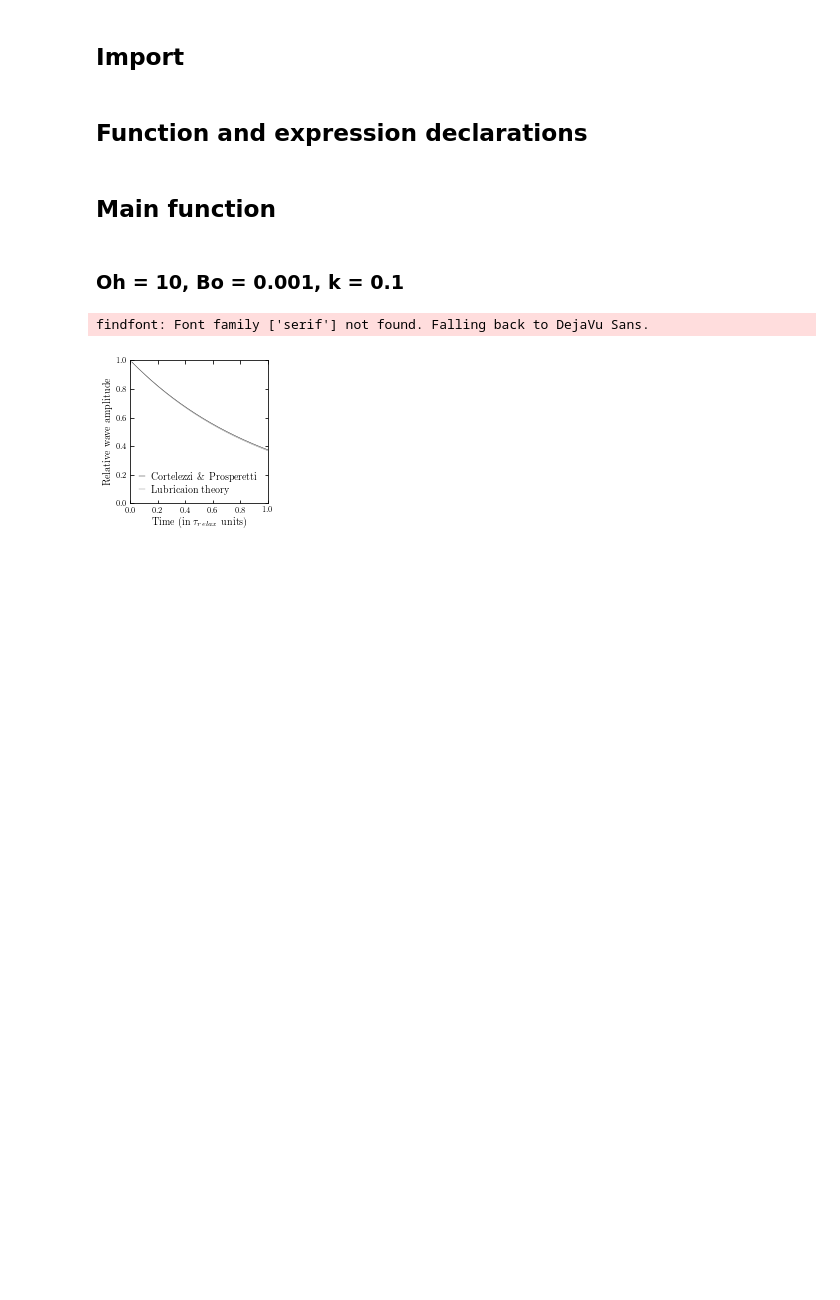
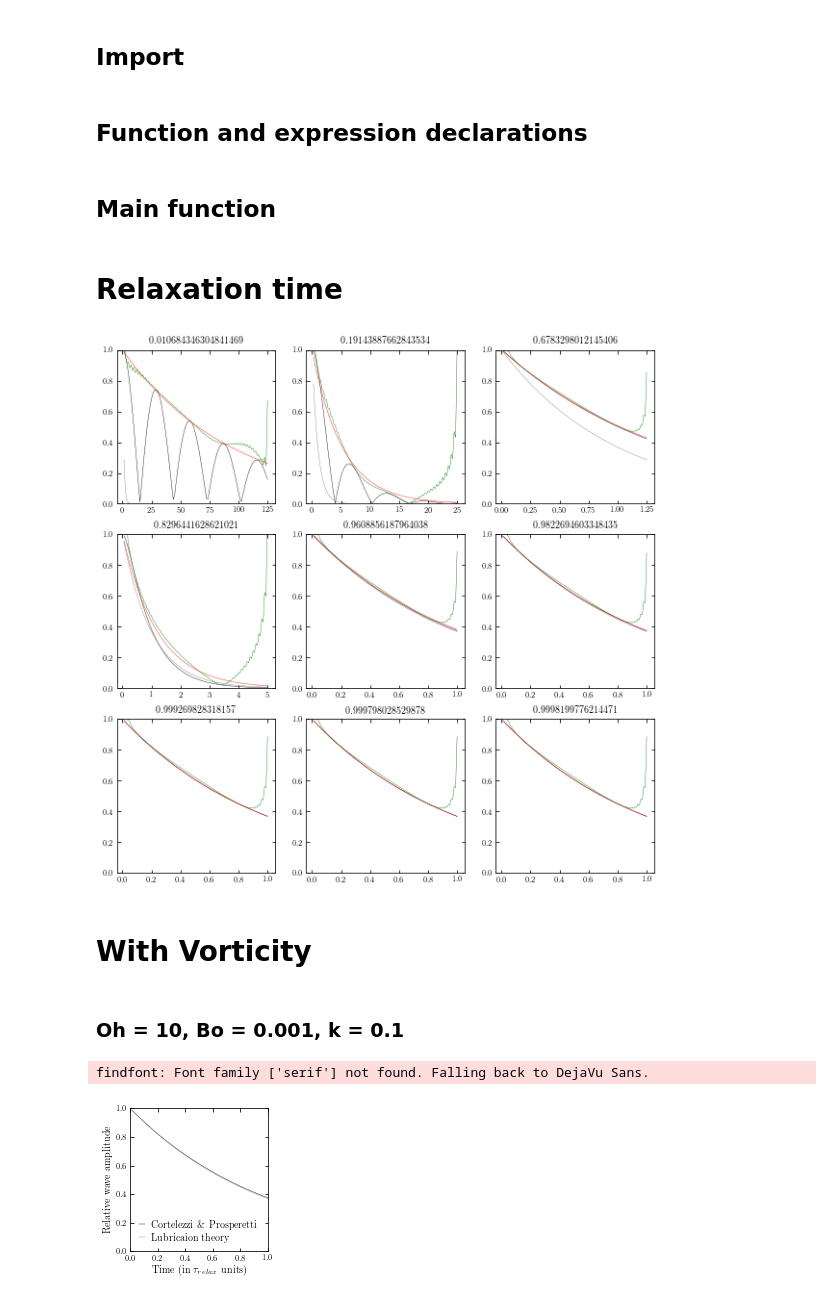
Before and after one commit to the-liquid-lab/on-the-limits-of-lubrication-theory, a Jupyter notebook: Cortelezzi.ipynb, the cells around one changed output. Drawn from its saved outputs; the diff is of its cells as text; code cells hidden in the pictures; blank space fills up the shorter version.

Commit message:
add decaying fit

```diff
--- a/Cortelezzi.ipynb
+++ b/Cortelezzi.ipynb
@@ -49,8 +49,8 @@ def vorti(t, z, Oh, Bo, k):
 
 #Parameters figures
 plt.rcParams['text.usetex'] = True
-plt.rcParams['text.latex.preamble'] = [r'\usepackage[squaren,Gray]{SIunits}',
-                                       r'\usepackage{nicefrac}']
+plt.rcParams['text.latex.preamble'] = r'\usepackage[squaren,Gray]{SIunits} \usepackage{nicefrac}'
+
 plt.rcParams['font.family'] = 'serif'
 plt.rcParams['font.serif'] = 'cm'
 #font size
@@ -157,0 +113,43 @@ def plotComparison(Ohnumb, Bonumb, knumb, nbOfrelax, toI = [0.05, 0.1]):
+# %% [markdown]
+# Relaxation time
+# %%
+from scipy.optimize import curve_fit
+def decaying_sinusoid(t, om, k):
+    return np.exp(-om * t)* np.cos(k * t)
+
+from scipy.signal import hilbert
+
+def plotHeight(Ohnumb, Bonumb, knumb, nbOfrelax, ax):
+    sampled_t, sampled_eta, sampled_eta_lub = solveEta(Ohnumb, Bonumb, knumb, max(1.,knumb**2/Ohnumb * 5.))
+    popt, pcov = curve_fit(decaying_sinusoid, sampled_t,sampled_eta, p0=(0.1, 0.))
+
+    om_cort = popt[0]
+    dacaying = np.exp(-om_cort * sampled_t)
+    enveloppe = np.abs(hilbert(sampled_eta))
+
+    om_lub = float((knumb**2*Bonumb+knumb**4)/3*Ohnumb)
+    om_0 = np.sqrt(abs((Bonumb+knumb**2)*knumb*np.tanh(knumb)))
+    om_diff = knumb**2/Ohnumb
+
+    ax.set_title(om_cort)
+    ax.plot(sampled_t,np.abs(sampled_eta), 'black', label = r'Cortelezzi \& Prosperetti')
+    ax.plot(sampled_t,sampled_eta_lub, 'grey', label = 'Lubricaion theory')
+    ax.plot(sampled_t,enveloppe, 'green', label = 'Enveloppe')
+    ax.plot(sampled_t,dacaying, 'red', label = 'Decaying')
+    ax.set_ylim([0,1])
+
+Oh_list = [0.01, 0.05, 1.]
+k_list =  [0.5, 0.1, 0.01]
+
+fig, ax = plt.subplots(ncols = 3, nrows = 3, figsize=(10, 10))
+j = 0
+for Oh in Oh_list:
+    i = 0
+    for k in k_list:
+        plotHeight(Oh, 0.001, k, 10., ax[i,j])
+        i+=1
+    j+=1
+# %% [output]
+[figure, added]
+# %% [markdown]
+# With Vorticity
```
Also changed, not shown: parts of 3 cells of this notebook.
